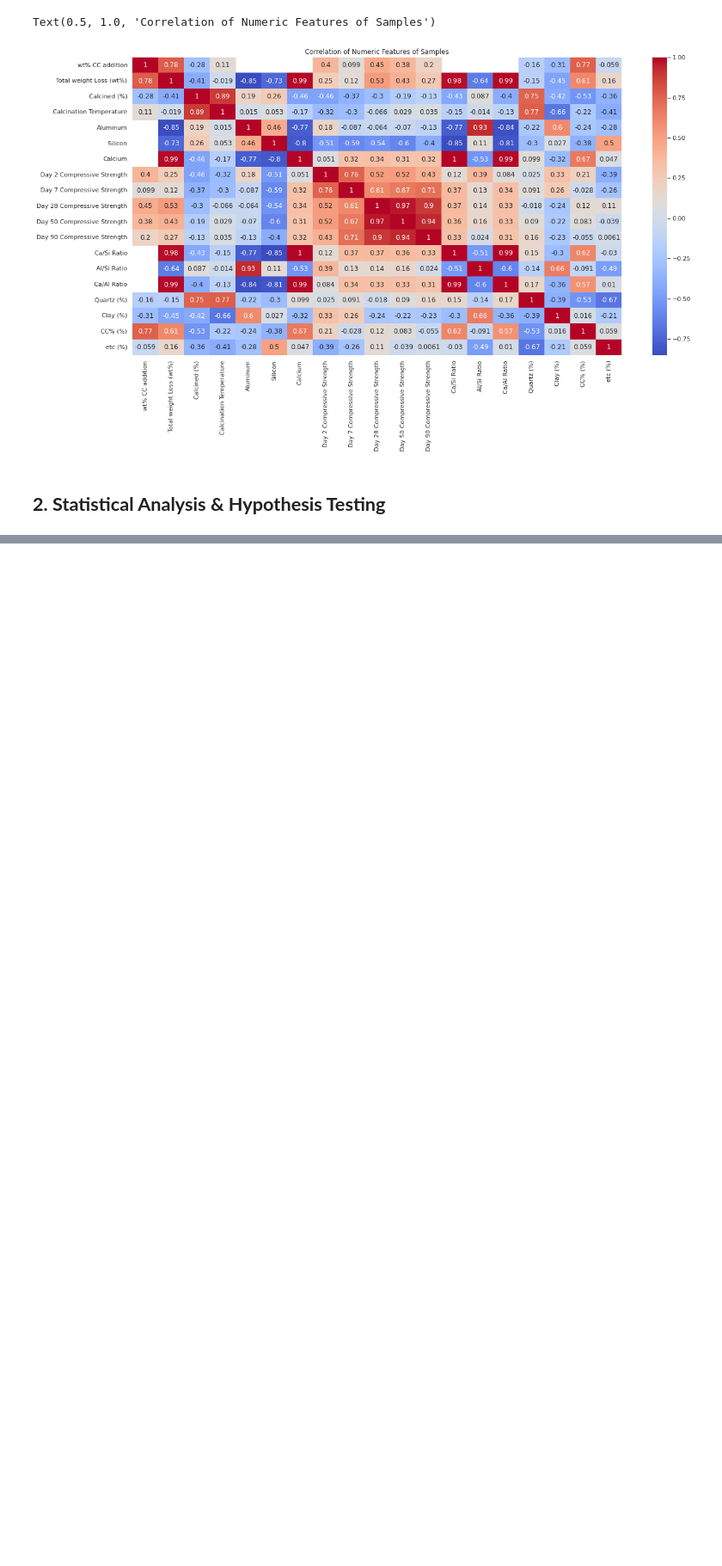
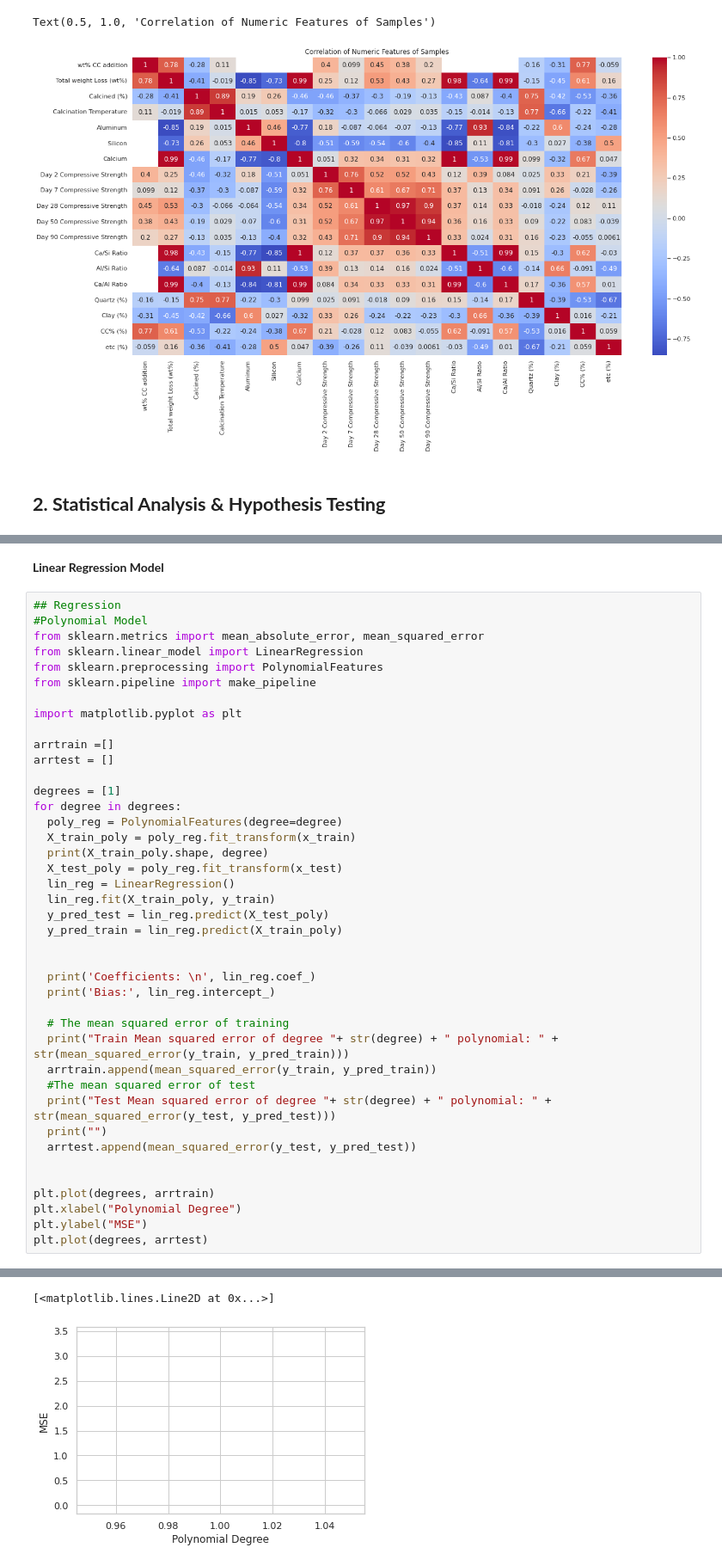
Before and after one commit to defnecirci/graduation_project_ens491, a Jupyter notebook: Graduation_Project_Analysis.ipynb, the cells around one changed output, grey strips where cells are left out. Shown at 86% size. Drawn from its saved outputs; the diff is of its cells as text; blank space fills up the shorter version.

```diff
--- a/Graduation_Project_Analysis.ipynb
+++ b/Graduation_Project_Analysis.ipynb
@@ -146,0 +250,44 @@ Text(0.5, 1.0, 'Correlation of Numeric Features of Samples')
+# %% [markdown]
+**Linear Regression Model**
+# %%
+## Regression
+#Polynomial Model
+from sklearn.metrics import mean_absolute_error, mean_squared_error
+from sklearn.linear_model import LinearRegression
+from sklearn.preprocessing import PolynomialFeatures
+from sklearn.pipeline import make_pipeline
+
+import matplotlib.pyplot as plt
+
+arrtrain =[]
+arrtest = []
+
+degrees = [1]
+for degree in degrees:
+  poly_reg = PolynomialFeatures(degree=degree)
+  X_train_poly = poly_reg.fit_transform(x_train)
+  print(X_train_poly.shape, degree)
+  X_test_poly = poly_reg.fit_transform(x_test)
+  lin_reg = LinearRegression()
+  lin_reg.fit(X_train_poly, y_train)
+  y_pred_test = lin_reg.predict(X_test_poly)
+  y_pred_train = lin_reg.predict(X_train_poly)
+
+
+  print('Coefficients: \n', lin_reg.coef_)
+  print('Bias:', lin_reg.intercept_)
+
+  # The mean squared error of training
+  print("Train Mean squared error of degree "+ str(degree) + " polynomial: " + str(mean_squared_error(y_train, y_pred_train)))
+  arrtrain.append(mean_squared_error(y_train, y_pred_train))
+  #The mean squared error of test
+  print("Test Mean squared error of degree "+ str(degree) + " polynomial: " + str(mean_squared_error(y_test, y_pred_test)))
+  print("")
+  arrtest.append(mean_squared_error(y_test, y_pred_test))
+
+
+plt.plot(degrees, arrtrain)
+plt.xlabel("Polynomial Degree")
+plt.ylabel("MSE")
+plt.plot(degrees, arrtest)
+# %% [output]
@@ -146,0 +304,2 @@ Text(0.5, 1.0, 'Correlation of Numeric Features of Samples')
+[<matplotlib.lines.Line2D at 0x...>]
+[figure, added]
```
Also changed, not shown: parts of 19 cells of this notebook.
